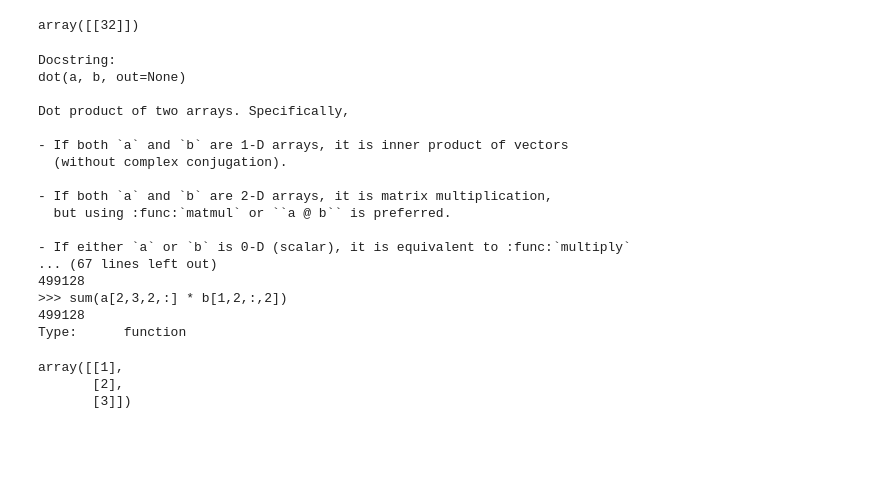
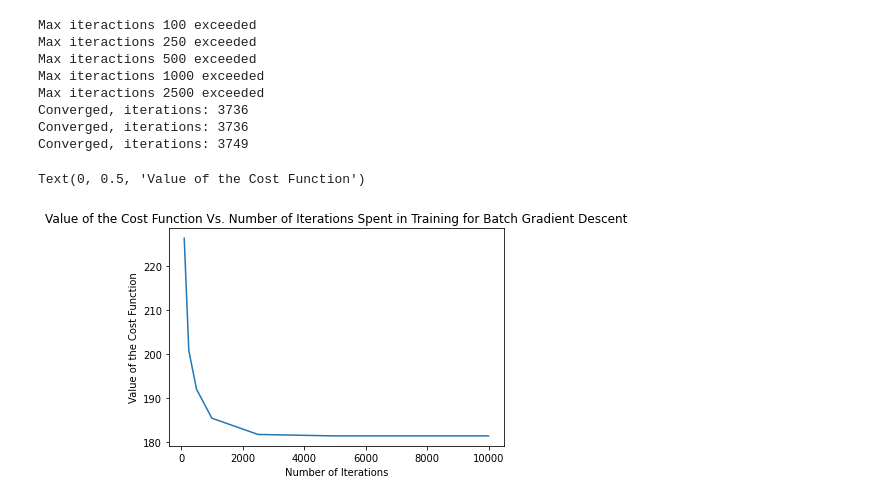
Before and after one commit to daynetran/yggdrasil, a Jupyter notebook: computer_science/upper_div/cs189/homeworks/hw04/hw04_code.ipynb, the cells around one changed output. Cells and saved outputs as stored; diff of their text form; code cells hidden in the pictures; blank space fills up the shorter version.

```diff
--- a/computer_science/upper_div/cs189/homeworks/hw04/hw04_code.ipynb
+++ b/computer_science/upper_div/cs189/homeworks/hw04/hw04_code.ipynb
@@ -35,16 +48,21 @@ wine_cleaned_training_data = np.hstack((wine_standardized_training_data, np.ones
 # %%
-def calculate_cost(w):
-    sigmoid = sp.special.expit(wine_cleaned_training_data@w) # 1 / (1 + e^(-Xw))
-    # print(wine_training_labels.shape, sigmoid.shape)
+def logistic_cost(data,labels,w):
+    """
+    Computes the logistic cost function
 
-    # - y . ln(s)
-    first_component = -1 * np.dot(wine_training_labels, np.log(sigmoid)) # -y . ln(s)
-    # print(first_component.shape)
+    :param data: the training data; for wine, expect (5500,13) matrix
+    :param labels: the training labels; for wine, expect (5500,) vector
+    :param w: the training weights; for wine, expect (13,) vector
 
-    # - (1-y) . ln(1-s)
-    second_component_sub_a = np.ones((wine_cleaned_training_data.shape[0], 1)).reshape(-1) - wine_training_labels # 1-y
-    second_component_sub_b = np.ones((wine_cleaned_training_data.shape[0], 1)).reshape(-1) - sigmoid #  1-s
+    :return: scalar logistic cost
+    """
+
+    sigmoid = sp.special.expit(data@w) # s = 1 / (1 + e^(-Xw))
+
+    first_component = -1 * np.dot(labels, np.log(sigmoid)) # -y . ln(s)
+    second_component_sub_a = np.ones((data.shape[0], 1)).reshape(-1) - labels # 1-y
+    second_component_sub_b = np.ones((data.shape[0], 1)).reshape(-1) - sigmoid #  1-s
     second_component = -1 * np.dot(second_component_sub_a, np.log(second_component_sub_b)) # -(1-y) . ln(1-s)
 
     # - y . ln(s) - (1-y) . ln(1-s)
-    return (first_component + second_component)
+    return first_component + second_component
@@ -123,32 +68,0 @@ AttributeError: 'numpy.ndarray' object has no attribute 'shap'
-# %%
-trial = np.array([1,2,3]).reshape(-1,1)
-trial2 = np.array([4,5,6]).reshape(-1,1)
-trial.T @ trial2
-# %% [output]
-array([[32]])
-# %%
-np.dot??
-# %% [output]
-Docstring:
-dot(a, b, out=None)
-
-Dot product of two arrays. Specifically,
-
-- If both `a` and `b` are 1-D arrays, it is inner product of vectors
-  (without complex conjugation).
-
-- If both `a` and `b` are 2-D arrays, it is matrix multiplication,
-  but using :func:`matmul` or ``a @ b`` is preferred.
-
-- If either `a` or `b` is 0-D (scalar), it is equivalent to :func:`multiply`
-... (67 lines left out)
-499128
->>> sum(a[2,3,2,:] * b[1,2,:,2])
-499128
-Type:      function
-# %%
-trial.reshape(-1,1)
-# %% [output]
-array([[1],
-       [2],
-       [3]])
@@ -154,0 +111,20 @@ array([[1],
+# %%
+rs = RandomState(MT19937(SeedSequence(42069)))
+
+num_iters = [100,250,500,1000,2500,5000,7500,10000]
+cost_function_values = [descend_bgd(0.0005, wine_training_data, wine_training_labels, max_iters=i)[2] for i in num_iters]
+plt.plot(num_iters, cost_function_values)
+plt.title("Value of the Cost Function Vs. Number of Iterations Spent in Training for Batch Gradient Descent")
+plt.xlabel("Number of Iterations")
+plt.ylabel("Value of the Cost Function")
+# %% [output]
+Max iteractions 100 exceeded
+Max iteractions 250 exceeded
+Max iteractions 500 exceeded
+Max iteractions 1000 exceeded
+Max iteractions 2500 exceeded
+Converged, iterations: 3736
+Converged, iterations: 3736
+Converged, iterations: 3749
+Text(0, 0.5, 'Value of the Cost Function')
+[figure, added]
```
Also changed, not shown: parts of 20 cells of this notebook, 25 other files.
